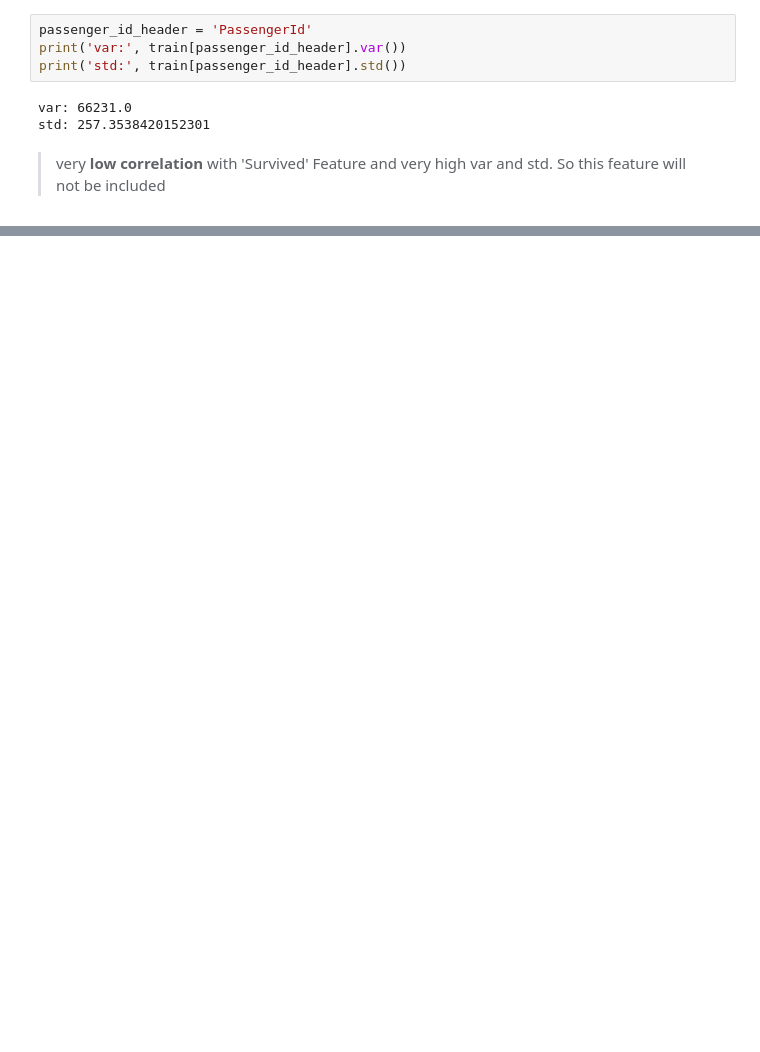
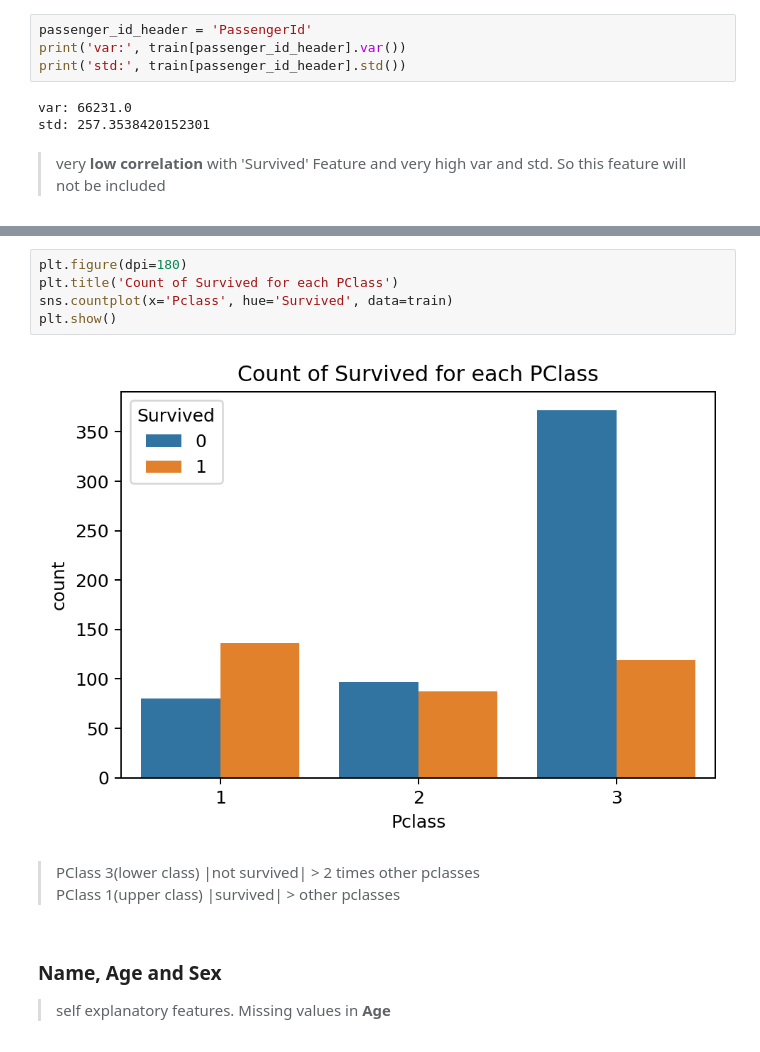
Before and after one commit to vbsilva/kaggle-titanic, a Jupyter notebook: titanic-vbas.ipynb, the cells around one changed output, grey strips where cells are left out. Saved outputs shown, nothing was run; the diff lists cells and outputs as text; blank space fills up the shorter version.

```diff
--- a/titanic-vbas.ipynb
+++ b/titanic-vbas.ipynb
@@ -56,0 +99,13 @@ std: 257.3538420152301
+# %%
+plt.figure(dpi=180)
+plt.title('Count of Survived for each PClass')
+sns.countplot(x='Pclass', hue='Survived', data=train)
+plt.show()
+# %% [output]
+[figure, added]
+# %% [markdown]
+> PClass 3(lower class) |not survived| > 2 times other pclasses
+> PClass 1(upper class) |survived| > other pclasses
+# %% [markdown]
+### Name, Age and Sex
+> self explanatory features. Missing values in **Age**
```
Also changed, not shown: parts of 9 cells of this notebook.
